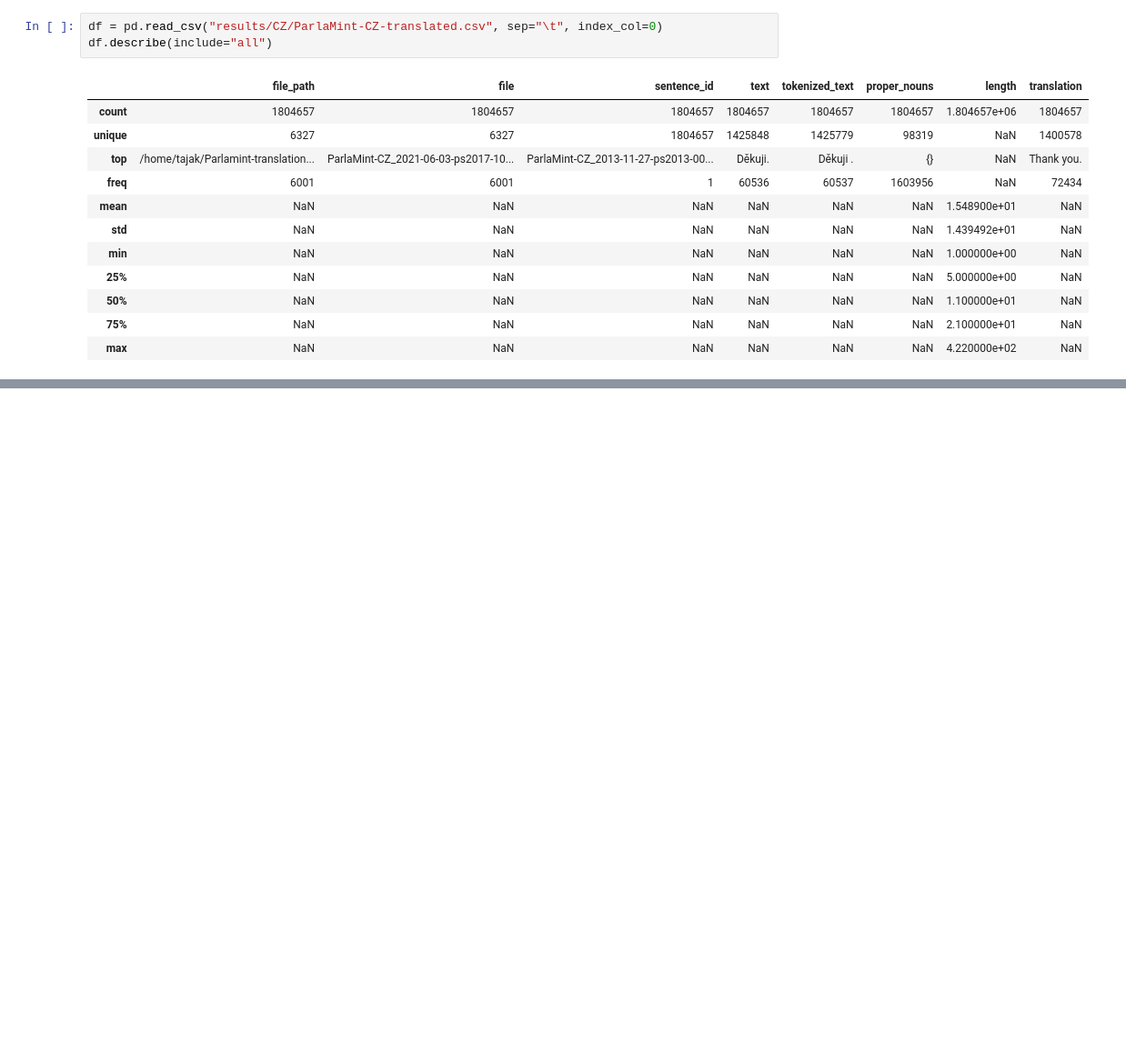
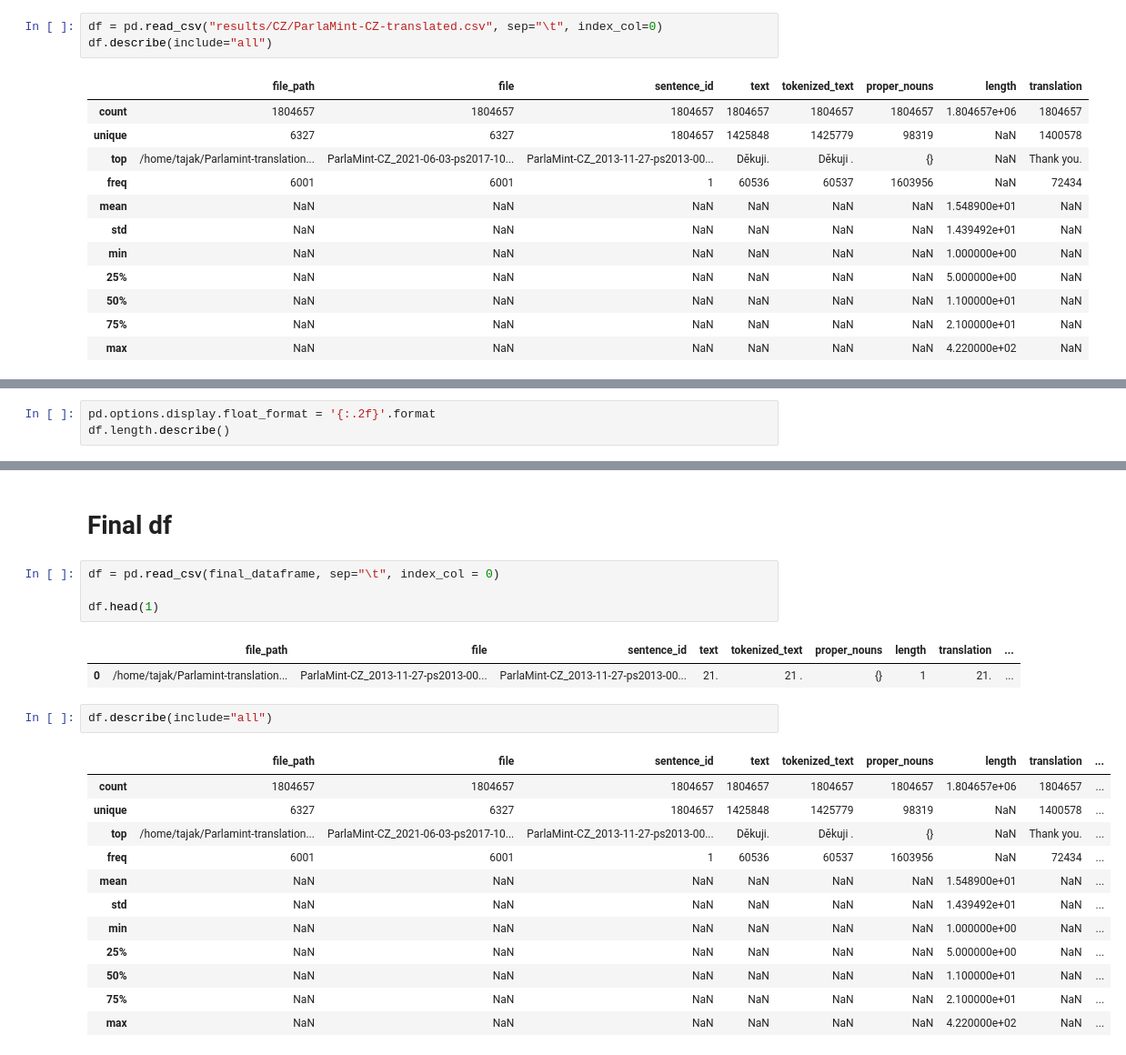
Before and after one commit to TajaKuzman/Parlamint-translation, a Jupyter notebook: analyse_results.ipynb, the cells around one changed output, grey strips where cells are left out. Shown: that part at 91% size. Saved outputs shown, nothing was run; the diff lists cells and outputs as text; blank space fills up the shorter version.

```diff
--- a/analyse_results.ipynb
+++ b/analyse_results.ipynb
@@ -137,3 +117,6 @@ df.tail()
 | 1804654 | /home/tajak/Parlamint-translation... | ParlaMint-CZ_2019-04-18-ps2017-02... | ParlaMint-CZ_2019-04-18-ps2017-02... | Všem vám přeji pěkné Velikonoce. | Všem vám přeji pěkné Velikonoce . | {} | 5 | I wish you all a nice Easter. |
 | 1804655 | /home/tajak/Parlamint-translation... | ParlaMint-CZ_2019-04-18-ps2017-02... | ParlaMint-CZ_2019-04-18-ps2017-02... | Končím dnešní jednací den a pokra... | Končím dnešní jednací den a pokra... | {} | 14 | I'm ending today's meeting and we... |
 | 1804656 | /home/tajak/Parlamint-translation... | ParlaMint-CZ_2019-04-18-ps2017-02... | ParlaMint-CZ_2019-04-18-ps2017-02... | Na shledanou. | Na shledanou . | {} | 2 | Goodbye. |
+# %%
+pd.options.display.float_format = '{:.2f}'.format
+df.length.describe()
@@ -139,0 +133,24 @@ df.tail()
+# %% [markdown]
+# Final df
+# %%
+df = pd.read_csv(final_dataframe, sep="\t", index_col = 0)
+
+df.head(1)
+# %% [output]
+|  | file_path | file | sentence_id | text | tokenized_text | proper_nouns | length | translation | ... |
+| 0 | /home/tajak/Parlamint-translation... | ParlaMint-CZ_2013-11-27-ps2013-00... | ParlaMint-CZ_2013-11-27-ps2013-00... | 21. | 21 . | {} | 1 | 21. | ... |
+# %%
+df.describe(include="all")
+# %% [output]
+|  | file_path | file | sentence_id | text | tokenized_text | proper_nouns | length | translation | ... |
+| count | 1804657 | 1804657 | 1804657 | 1804657 | 1804657 | 1804657 | 1.804657e+06 | 1804657 | ... |
+| unique | 6327 | 6327 | 1804657 | 1425848 | 1425779 | 98319 | NaN | 1400578 | ... |
+| top | /home/tajak/Parlamint-translation... | ParlaMint-CZ_2021-06-03-ps2017-10... | ParlaMint-CZ_2013-11-27-ps2013-00... | Děkuji. | Děkuji . | {} | NaN | Thank you. | ... |
+| freq | 6001 | 6001 | 1 | 60536 | 60537 | 1603956 | NaN | 72434 | ... |
+| mean | NaN | NaN | NaN | NaN | NaN | NaN | 1.548900e+01 | NaN | ... |
+| std | NaN | NaN | NaN | NaN | NaN | NaN | 1.439492e+01 | NaN | ... |
+| min | NaN | NaN | NaN | NaN | NaN | NaN | 1.000000e+00 | NaN | ... |
+| 25% | NaN | NaN | NaN | NaN | NaN | NaN | 5.000000e+00 | NaN | ... |
+| 50% | NaN | NaN | NaN | NaN | NaN | NaN | 1.100000e+01 | NaN | ... |
+| 75% | NaN | NaN | NaN | NaN | NaN | NaN | 2.100000e+01 | NaN | ... |
+| max | NaN | NaN | NaN | NaN | NaN | NaN | 4.220000e+02 | NaN | ... |
```
Also changed, not shown: parts of 7 cells of this notebook, 19 other files.
